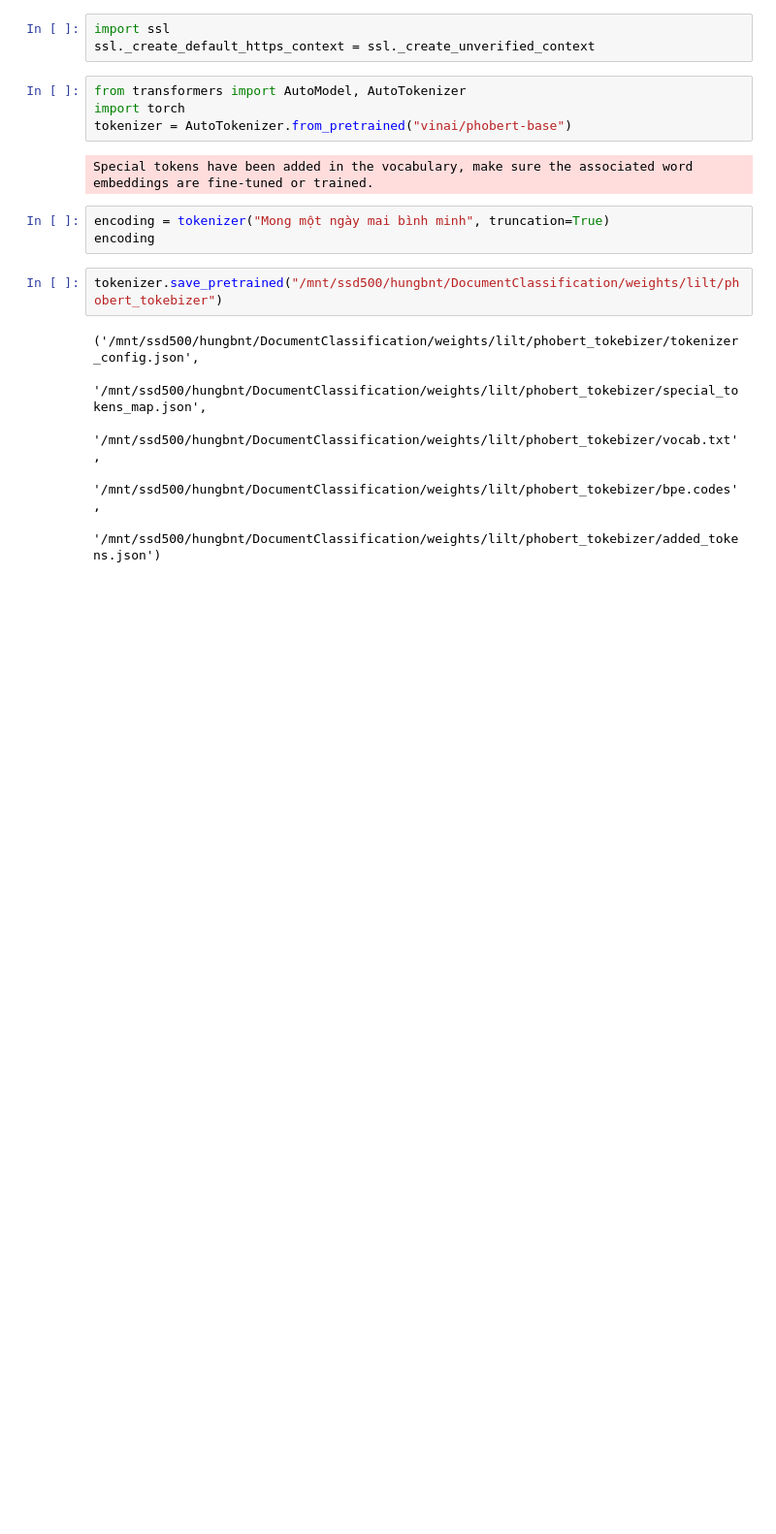
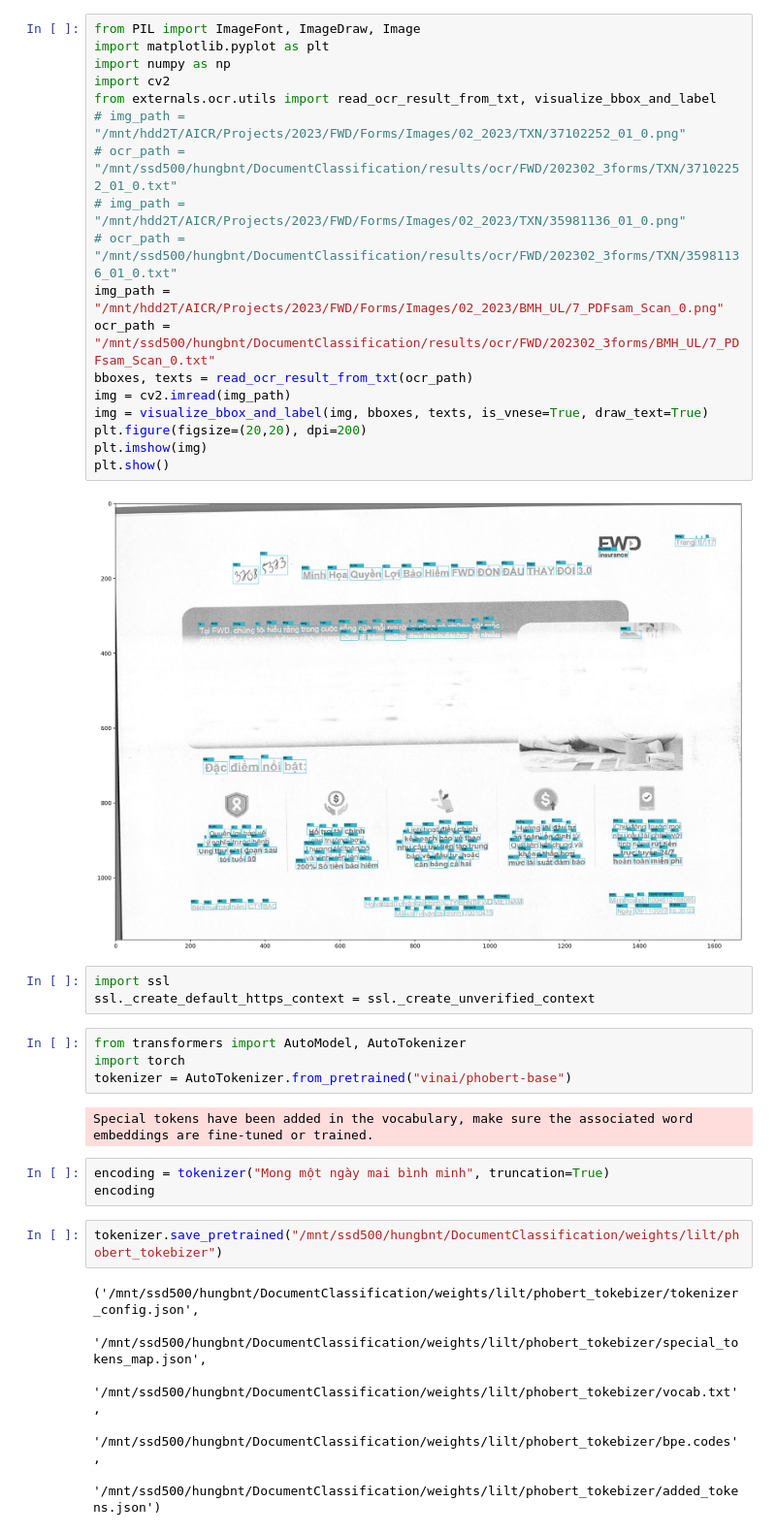
Before and after one commit to mrlasdt/document-classification, a Jupyter notebook: test.ipynb, the cells around one changed output. Shown at 97% size. Cells and saved outputs as stored; diff of their text form; blank space fills up the shorter version.

Commit message:
update rulebase document classification

```diff
--- a/test.ipynb
+++ b/test.ipynb
@@ -1,3 +1,23 @@
+# %%
+from PIL import ImageFont, ImageDraw, Image
+import matplotlib.pyplot as plt
+import numpy as np
+import cv2
+from externals.ocr.utils import read_ocr_result_from_txt, visualize_bbox_and_label
+# img_path = "/mnt/hdd2T/AICR/Projects/2023/FWD/Forms/Images/02_2023/TXN/37102252_01_0.png"
+# ocr_path = "/mnt/ssd500/hungbnt/DocumentClassification/results/ocr/FWD/202302_3forms/TXN/37102252_01_0.txt"
+# img_path = "/mnt/hdd2T/AICR/Projects/2023/FWD/Forms/Images/02_2023/TXN/35981136_01_0.png"
+# ocr_path = "/mnt/ssd500/hungbnt/DocumentClassification/results/ocr/FWD/202302_3forms/TXN/35981136_01_0.txt"
+img_path = "/mnt/hdd2T/AICR/Projects/2023/FWD/Forms/Images/02_2023/BMH_UL/7_PDFsam_Scan_0.png"
+ocr_path = "/mnt/ssd500/hungbnt/DocumentClassification/results/ocr/FWD/202302_3forms/BMH_UL/7_PDFsam_Scan_0.txt"
+bboxes, texts = read_ocr_result_from_txt(ocr_path)
+img = cv2.imread(img_path)
+img = visualize_bbox_and_label(img, bboxes, texts, is_vnese=True, draw_text=True)
+plt.figure(figsize=(20,20), dpi=200)
+plt.imshow(img)
+plt.show()
+# %% [output]
+[figure, added]
 # %%
 import ssl
 ssl._create_default_https_context = ssl._create_unverified_context
```
Also changed, not shown: 7 other files.
